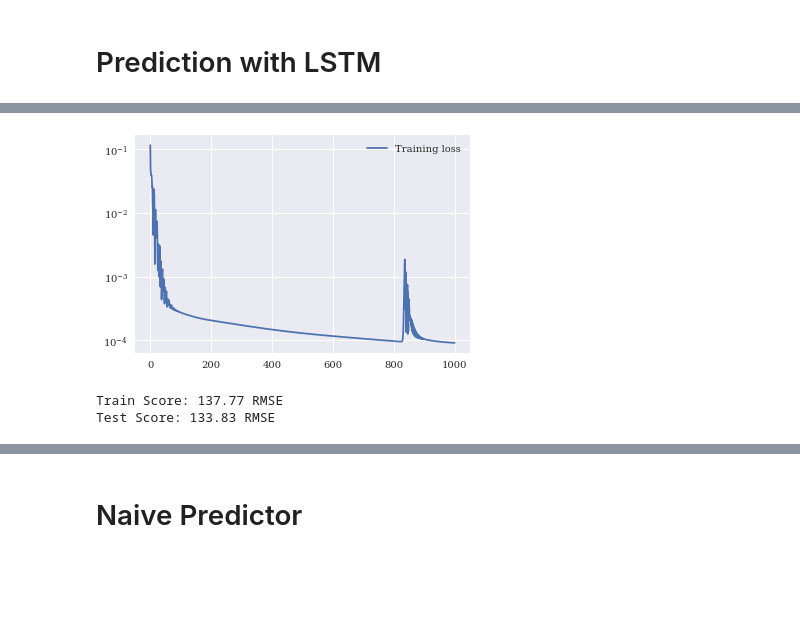
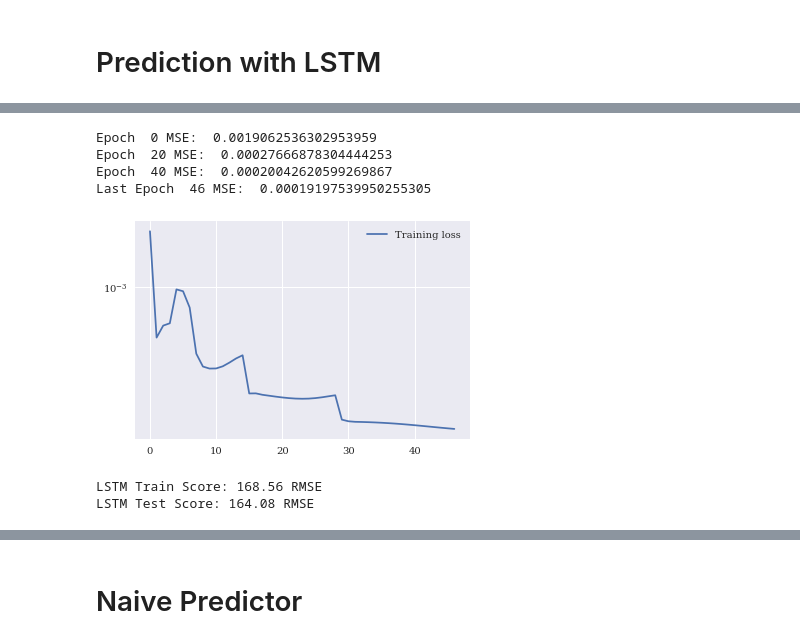
Before and after one commit to RoyMahlab/GRU-LSTM-FED, a Jupyter notebook: Prediction FED.ipynb, the cells around one changed output, grey strips where cells are left out. Saved outputs shown, nothing was run; the diff lists cells and outputs as text; code cells hidden in the pictures; blank space fills up the shorter version.

```diff
--- a/Prediction FED.ipynb
+++ b/Prediction FED.ipynb
@@ -531,0 +415,2 @@ Study statistics:
+# %%
+study_lstm = conduct_study ('LSTM', 'LSTM')
@@ -621,6 +452,0 @@ Epoch  950 MSE:  9.536762081552297e-05
-# %%
-plt.semilogy(hist, label="Training loss")
-plt.legend()
-plt.show()
-# %% [output]
-[figure, removed]
@@ -636,11 +453,17 @@ y_test = scaler1.inverse_transform(y_test.cpu().detach().numpy())
+# %%
+y_train_pred, y_train, y_test_pred, y_test, lstm = train(trial_lstm, "LSTM")
+# %% [output]
+Epoch  0 MSE:  0.0019062536302953959
+Epoch  20 MSE:  0.00027666878304444253
+Epoch  40 MSE:  0.00020042620599269867
+Last Epoch  46 MSE:  0.00019197539950255305
+[figure, added]
 # %%
 # calculate root mean squared error
 trainScore = math.sqrt(mean_squared_error(y_train[:,0], y_train_pred[:,0]))
-print('Train Score: %.2f RMSE' % (trainScore))
+print('LSTM Train Score: %.2f RMSE' % (trainScore))
 testScore = math.sqrt(mean_squared_error(y_test[:,0], y_test_pred[:,0]))
-print('Test Score: %.2f RMSE' % (testScore))
-#ShiftedtestScore = math.sqrt(mean_squared_error(y_test[:,0], y_test_pred[:,0]))
-#print('Shifted Test Score: %.2f RMSE' % (ShiftedtestScore))
+print('LSTM Test Score: %.2f RMSE' % (testScore))
 # %% [output]
-Train Score: 137.77 RMSE
-Test Score: 133.83 RMSE
+LSTM Train Score: 168.56 RMSE
+LSTM Test Score: 164.08 RMSE
```
Also changed, not shown: parts of 61 cells of this notebook.
